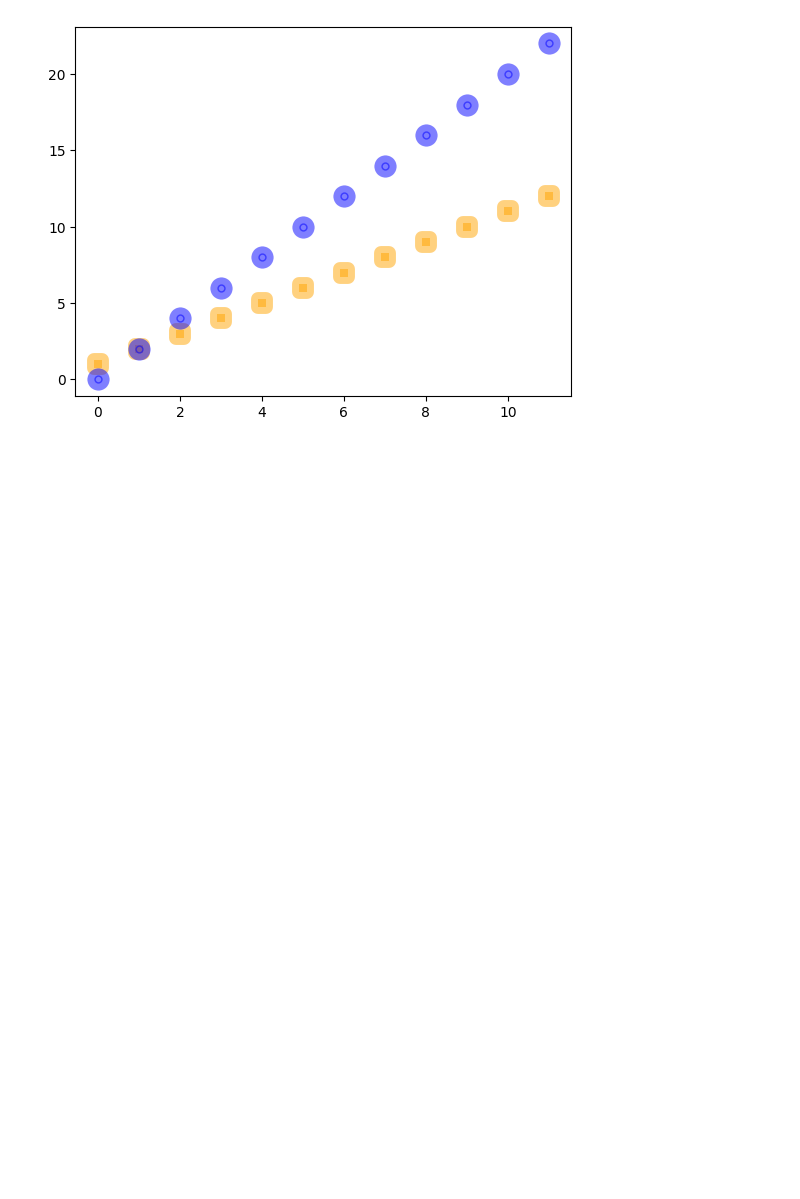
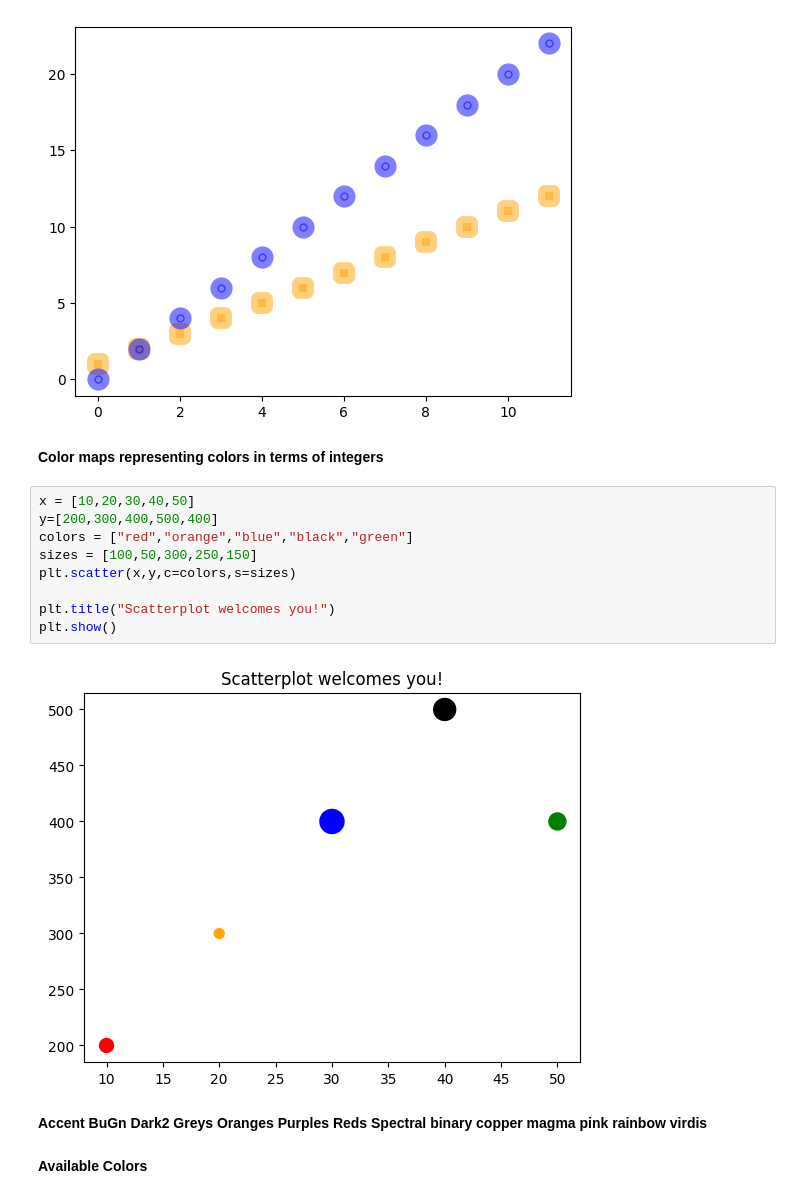
Before and after one commit to anbanshayan/Matplotlib, a Jupyter notebook: matplotlib10.ipynb, the cells around one changed output. Saved outputs shown, nothing was run; the diff lists cells and outputs as text; blank space fills up the shorter version.

```diff
--- a/matplotlib10.ipynb
+++ b/matplotlib10.ipynb
@@ -11,3 +11,20 @@ plt.scatter(x,y2,color="blue",linewidth=10,alpha=0.5)
 plt.show()
 # %% [output]
 [figure]
+# %% [markdown]
+**Color maps representing colors in terms of integers**
+# %%
+x = [10,20,30,40,50]
+y=[200,300,400,500,400]
+colors = ["red","orange","blue","black","green"]
+sizes = [100,50,300,250,150]
+plt.scatter(x,y,c=colors,s=sizes)
+
+plt.title("Scatterplot welcomes you!")
+plt.show()
+# %% [output]
+[figure, added]
+# %% [markdown]
+**Accent BuGn Dark2 Greys Oranges Purples Reds Spectral binary copper magma pink rainbow virdis**
+# %% [markdown]
+**Available Colors**
```
